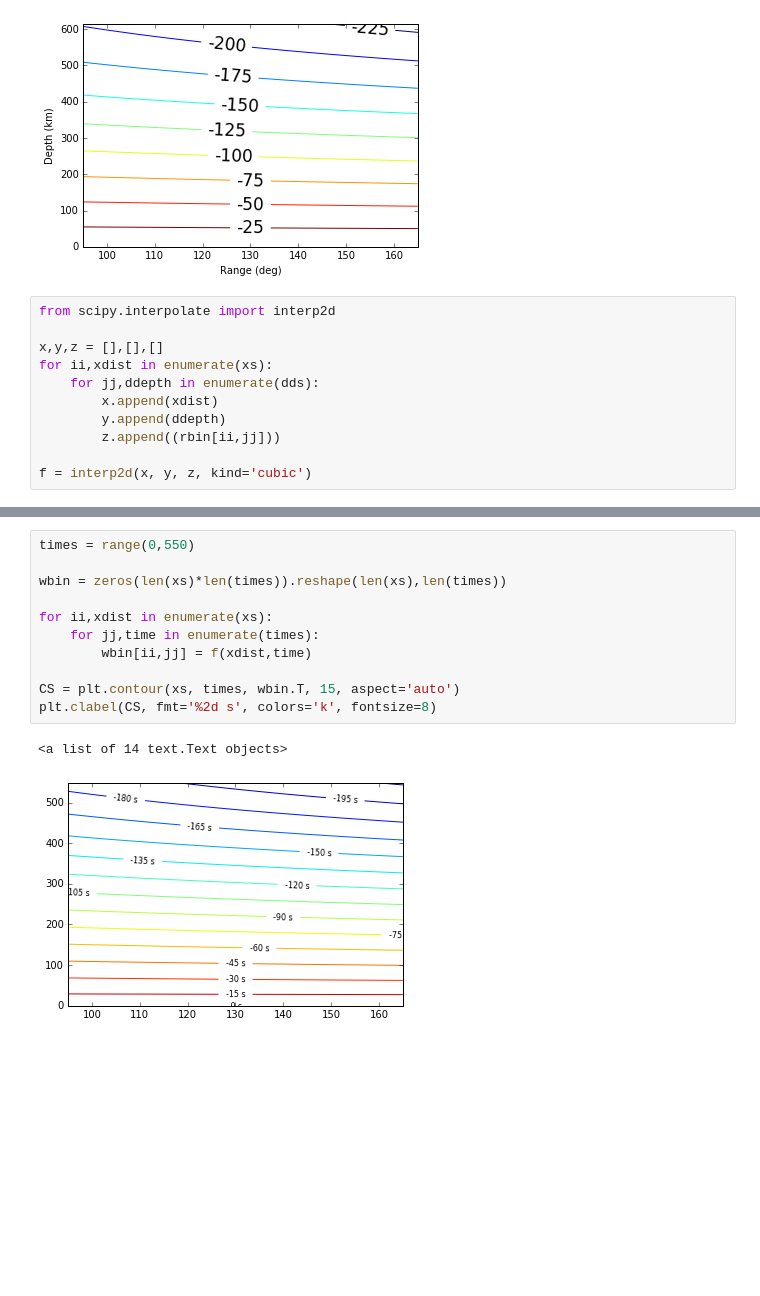
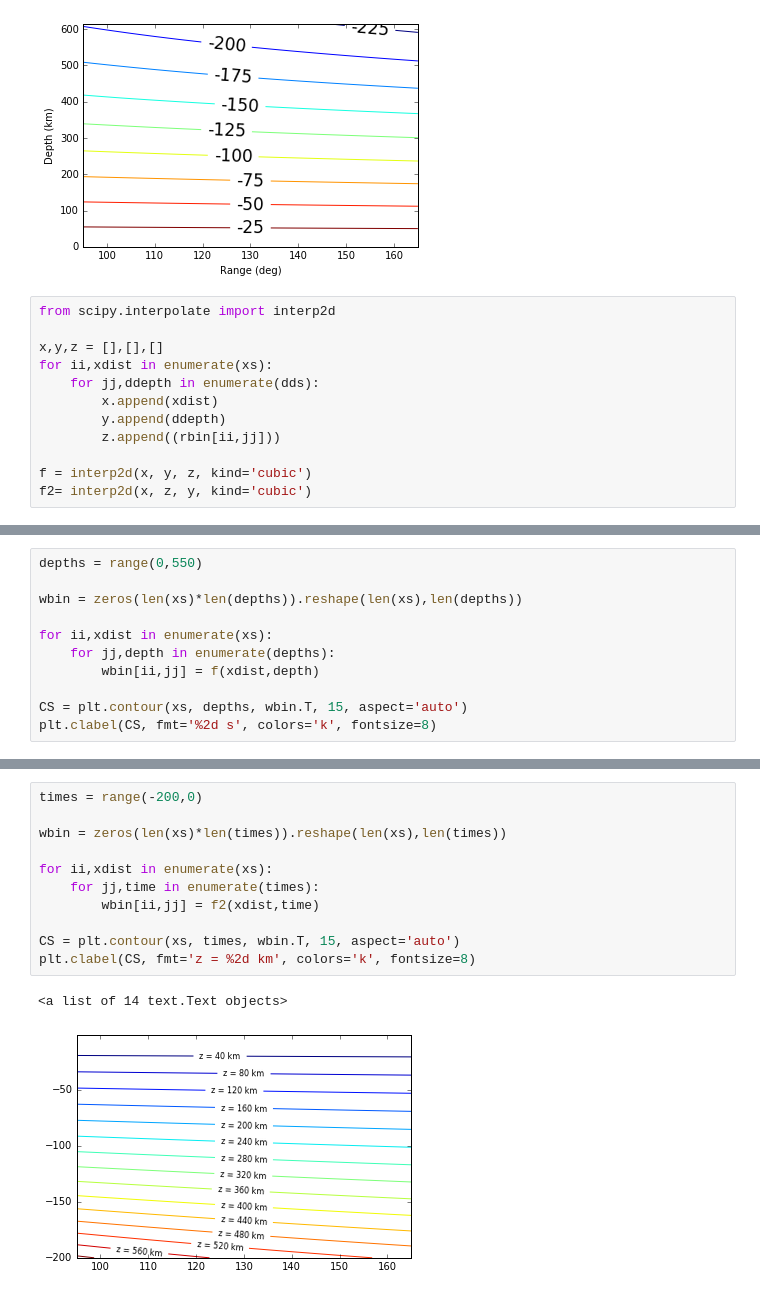
Before and after one commit to nmancinelli/ss-precursors, a Jupyter notebook: ss_precursors/Migrator.ipynb, the cells around one changed output, grey strips where cells are left out. Cells and saved outputs as stored; diff of their text form; blank space fills up the shorter version.

```diff
--- a/ss_precursors/Migrator.ipynb
+++ b/ss_precursors/Migrator.ipynb
@@ -72,6 +61,7 @@ for ii,xdist in enumerate(xs):
         z.append((rbin[ii,jj]))
 
 f = interp2d(x, y, z, kind='cubic')
+f2= interp2d(x, z, y, kind='cubic')
 # %% [output]
 spline with fp=s has been reached. Probable cause: s too small.
 (abs(fp-s)/s>0.001)
@@ -79,0 +74,11 @@ spline with fp=s has been reached. Probable cause: s too small.
+# %%
+depths = range(0,550)
+
+wbin = zeros(len(xs)*len(depths)).reshape(len(xs),len(depths))
+
+for ii,xdist in enumerate(xs):
+    for jj,depth in enumerate(depths):
+        wbin[ii,jj] = f(xdist,depth)
+
+CS = plt.contour(xs, depths, wbin.T, 15, aspect='auto')
+plt.clabel(CS, fmt='%2d s', colors='k', fontsize=8)
@@ -80,17 +88,17 @@ spline with fp=s has been reached. Probable cause: s too small.
 # %%
-times = range(0,550)
+times = range(-200,0)
 
 wbin = zeros(len(xs)*len(times)).reshape(len(xs),len(times))
 
 for ii,xdist in enumerate(xs):
     for jj,time in enumerate(times):
-        wbin[ii,jj] = f(xdist,time)
+        wbin[ii,jj] = f2(xdist,time)
 
 CS = plt.contour(xs, times, wbin.T, 15, aspect='auto')
-plt.clabel(CS, fmt='%2d s', colors='k', fontsize=8)
+plt.clabel(CS, fmt='z = %2d km', colors='k', fontsize=8)
 # %% [output]
 <a list of 14 text.Text objects>
-[figure, old version]
+[figure, new version]
 # %%
 import pickle
 file=open('migrator.pickle','wb')
```
Also changed, not shown: parts of 5 cells of this notebook, 28 other files.
